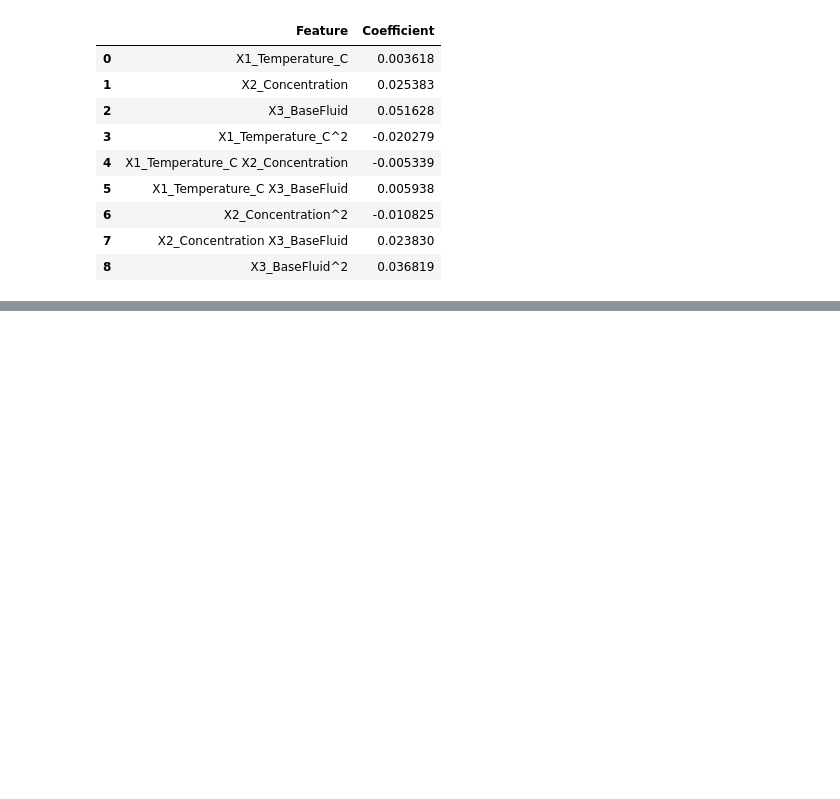
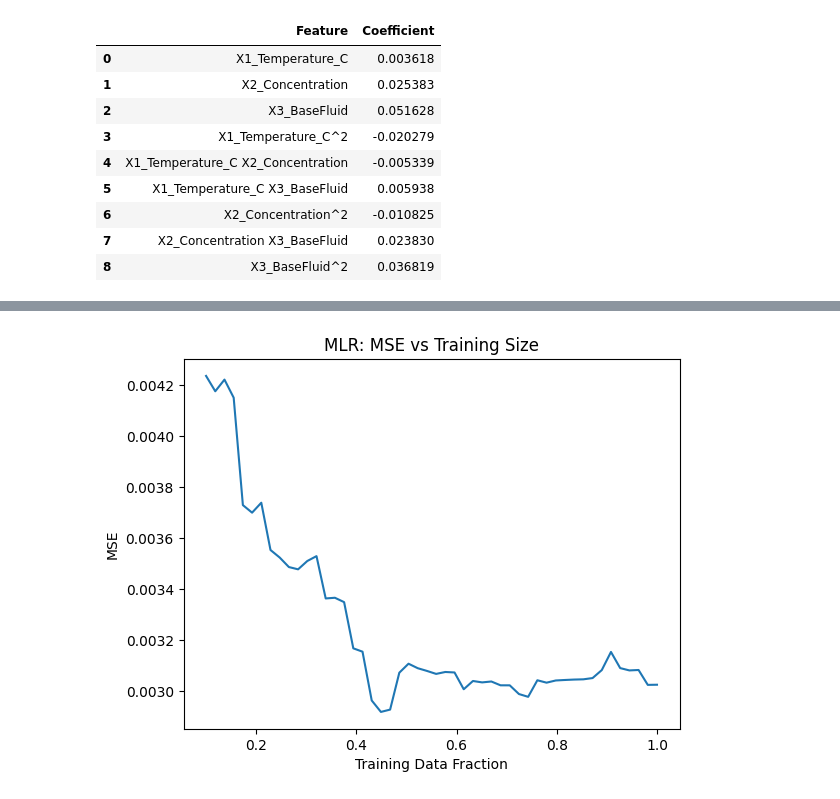
Before and after one commit to PSRINIVAS07/Basic-Chatbot, a Jupyter notebook: thermal_conductivity_model 4 models.ipynb, the cells around one changed output, grey strips where cells are left out. Cells and saved outputs as stored; diff of their text form; code cells hidden in the pictures; blank space fills up the shorter version.

```diff
--- a/thermal_conductivity_model 4 models.ipynb
+++ b/thermal_conductivity_model 4 models.ipynb
@@ -589,0 +563,25 @@ plt.show()
+# %%
+from sklearn.linear_model import LinearRegression
+from sklearn.metrics import mean_squared_error
+import matplotlib.pyplot as plt
+import numpy as np
+
+# Increased the number of points for train_sizes to make the graph smoother
+train_sizes = np.linspace(0.1, 1.0, 50)
+mse_mlr = []
+
+for size in train_sizes:
+    split = int(len(X_train) * size)
+    model = LinearRegression()
+    model.fit(X_train[:split], y_train[:split])
+    y_pred = model.predict(X_test)
+    mse_mlr.append(mean_squared_error(y_test, y_pred))
+
+plt.figure()
+plt.plot(train_sizes, mse_mlr)
+plt.xlabel("Training Data Fraction")
+plt.ylabel("MSE")
+plt.title("MLR: MSE vs Training Size")
+plt.show()
+# %% [output]
+[figure, added]
```
Also changed, not shown: parts of 6 cells of this notebook.
